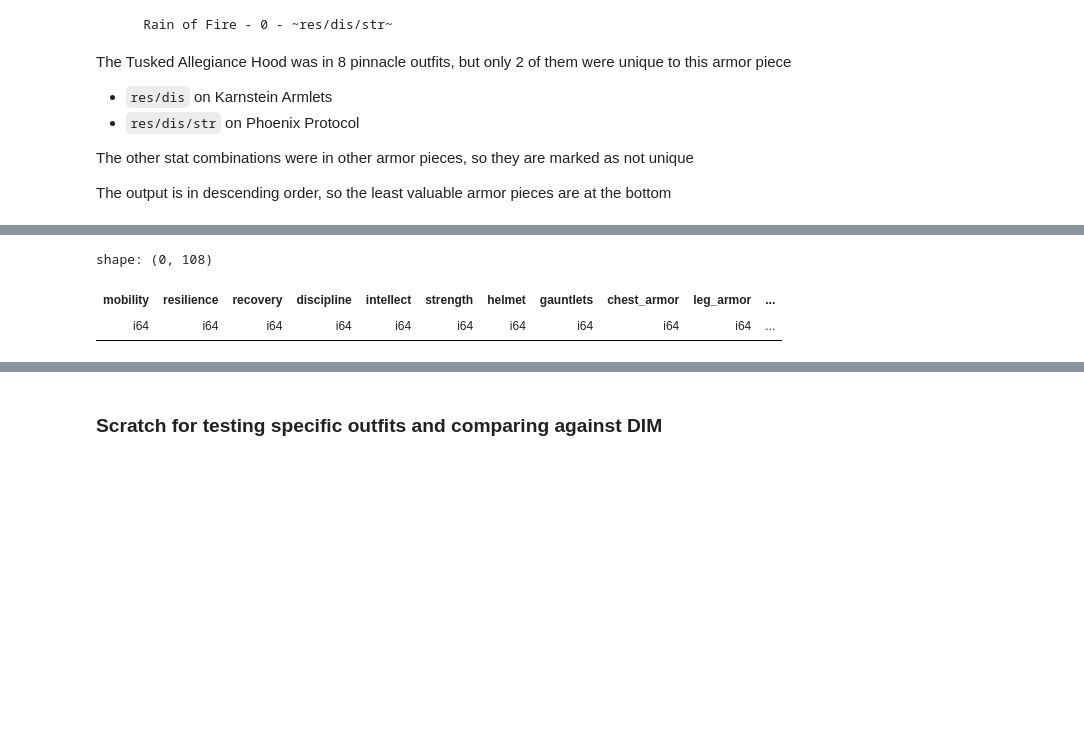
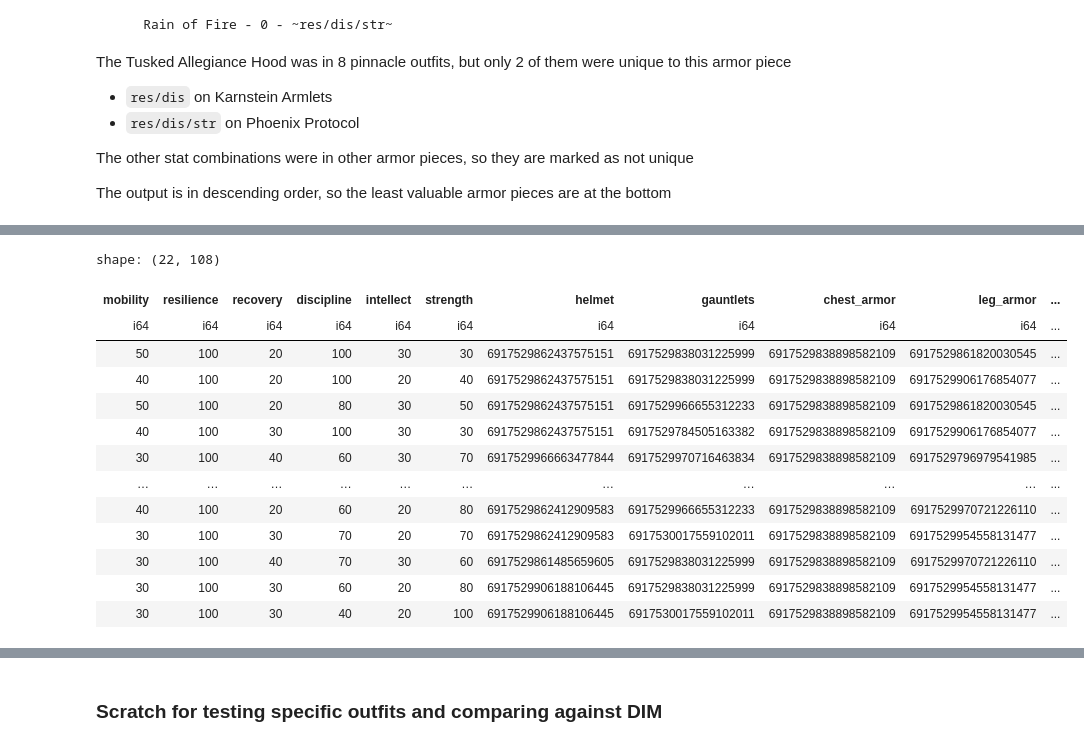
Before and after one commit to tednaleid/d2notebooks, a Jupyter notebook: d2armor.ipynb, the cells around one changed output, grey strips where cells are left out. Saved outputs shown, nothing was run; the diff lists cells and outputs as text; code cells hidden in the pictures; blank space fills up the shorter version.

```diff
--- a/d2armor.ipynb
+++ b/d2armor.ipynb
@@ -345,12 +247,12 @@ from collections import defaultdict
 exotic_combinations = defaultdict(set)
 
 # Define the attributes
-attributes = ['mob', 'res', 'rec', 'dis', 'int', 'str']
+attributes = ["mob", "res", "rec", "dis", "int", "str"]
 
 stat_column_combinations = list(itertools.combinations(range(6), 3))
 
 for outfit in pinnacle_outfits_df.iter_rows():
-    exotic_hash = outfit[11] # Get the exotic_hash for the outfit
+    exotic_hash = outfit[11]  # Get the exotic_hash for the outfit
 
     for perm in stat_column_combinations:
         # Calculate the sum of the attributes
@@ -369,13 +271,15 @@ if len(exotic_combinations.items()) == 0:
 else:
     for exotic_hash, combinations in exotic_combinations.items():
         if exotic_hash == ProfileOutfits.NO_EXOTIC_HASH:
-            print(f"No Exotic")
+            print("No Exotic")
         else:
             # iterate over the values in armor_dict to find the name of the exotic armor piece
             print(f"Exotic: {armor_hash_to_name[exotic_hash]} -- {exotic_hash}")
 
         # Sort the combinations alphabetically before printing
-        for combination in sorted(combinations, key=lambda x: [attributes[i] for i in x]):
+        for combination in sorted(
+            combinations, key=lambda x: [attributes[i] for i in x]
+        ):
             print([attributes[i] for i in combination])
 # %% [output]
 No Exotic
@@ -427,8 +331,11 @@ The output is in descending order, so the least valuable armor pieces are at the
 # %%
 from src import report
 import importlib
+
 importlib.reload(report)
-report.legendary_armor_to_pinnacle_outfits_report(d2_class, armor_dict, pinnacle_outfits_df)
+report.legendary_armor_to_pinnacle_outfits_report(
+    d2_class, armor_dict, pinnacle_outfits_df
+)
 # %% [output]
 id:6917529583788947730 -- Corrupting Echo Bond -- Class Item -- m:0 r:0 r:0 d:0 i:0 s:0 Σ:0 α:T-- total pinnacle outfits: 1722 -- unique pinnacle outfits: 1722
          No Exotic - 41 - dis  dis/int  dis/int/str  dis/str  int  int/str  mob  mob/dis  mob/dis/int  mob/dis/str  mob/int  mob/int/str  mob/rec  mob/rec/dis  mob/rec/int  mob/rec/str  mob/res  mob/r ...
@@ -451,7 +358,9 @@ Total pieces: 110
 # prints out exotic armor pieces and the stat combinations where this armor piece was in a pinnacle outfit
 # sorts by exotic name so you can compare the stat combinations for each exotic
 importlib.reload(report)
-report.exotic_armor_to_pinnacle_outfits_report(d2_class, armor_dict, pinnacle_outfits_df)
+report.exotic_armor_to_pinnacle_outfits_report(
+    d2_class, armor_dict, pinnacle_outfits_df
+)
 # %% [output]
 id:6917529945432039255 -- Aeon Soul -- Gauntlets -- m:7 r:26 r:3 d:12 i:14 s:7 Σ:69 α:F-- total pinnacle outfits: 26 -- unique pinnacle outfits: 18
          Aeon Soul - 18 - dis/int  int  int/str  mob/res  mob/res/dis  mob/res/int  mob/res/str  res  res/dis  res/dis/int  res/dis/str  res/int  res/int/str  res/rec  res/rec/int  res/rec/str  res/st ...
@@ -473,6 +382,7 @@ Total pieces: 60
 # %%
 import polars as pl
 from polars import col
+
 
 # if you want to find all the outfits for a specific armor piece
 def find_exotic_outfits_df(exotic_name, armor_dict, outfits_df):
@@ -482,9 +392,12 @@ def find_exotic_outfits_df(exotic_name, armor_dict, outfits_df):
             exotic_hash = armor.item_hash
             break
 
-    return outfits_df.filter(col('exotic_hash') == exotic_hash)
+    return outfits_df.filter(col("exotic_hash") == exotic_hash)
 
-exotic_outfits_df = find_exotic_outfits_df("Lion Rampant", armor_dict, pinnacle_outfits_df)
+
+exotic_outfits_df = find_exotic_outfits_df(
+    "Starfire Protocol", armor_dict, pinnacle_outfits_df
+)
 
 exotic_outfits_df
 # %% [output]
@@ -494,12 +418,25 @@ shape: (0, 108)
 # %%
 # find a particular exotic armor piece and stat combo you're interested in
-stats = ['resilience', 'discipline', 'strength']
-weighted_column_name = 'weighted_' + '_'.join(stats)
-weighted_max_column_name = weighted_column_name + '_max'
-filtered_exotic_outfits_df = exotic_outfits_df.filter(col(weighted_column_name) == col(weighted_max_column_name))
+stats = ["resilience", "discipline", "strength"]
+weighted_column_name = "weighted_" + "_".join(stats)
+weighted_max_column_name = weighted_column_name + "_max"
+filtered_exotic_outfits_df = exotic_outfits_df.filter(
+    col(weighted_column_name) == col(weighted_max_column_name)
+)
 filtered_exotic_outfits_df
 # %% [output]
-shape: (0, 108)
+shape: (22, 108)
 | mobility | resilience | recovery | discipline | intellect | strength | helmet | gauntlets | chest_armor | leg_armor | ... |
 | i64 | i64 | i64 | i64 | i64 | i64 | i64 | i64 | i64 | i64 | ... |
+| 50 | 100 | 20 | 100 | 30 | 30 | 6917529862437575151 | 6917529838031225999 | 6917529838898582109 | 6917529861820030545 | ... |
+| 40 | 100 | 20 | 100 | 20 | 40 | 6917529862437575151 | 6917529838031225999 | 6917529838898582109 | 6917529906176854077 | ... |
+| 50 | 100 | 20 | 80 | 30 | 50 | 6917529862437575151 | 6917529966655312233 | 6917529838898582109 | 6917529861820030545 | ... |
+| 40 | 100 | 30 | 100 | 30 | 30 | 6917529862437575151 | 6917529784505163382 | 6917529838898582109 | 6917529906176854077 | ... |
+| 30 | 100 | 40 | 60 | 30 | 70 | 6917529966663477844 | 6917529970716463834 | 6917529838898582109 | 6917529796979541985 | ... |
+| … | … | … | … | … | … | … | … | … | … | ... |
+| 40 | 100 | 20 | 60 | 20 | 80 | 6917529862412909583 | 6917529966655312233 | 6917529838898582109 | 6917529970721226110 | ... |
+| 30 | 100 | 30 | 70 | 20 | 70 | 6917529862412909583 | 6917530017559102011 | 6917529838898582109 | 6917529954558131477 | ... |
+| 30 | 100 | 40 | 70 | 30 | 60 | 6917529861485659605 | 6917529838031225999 | 6917529838898582109 | 6917529970721226110 | ... |
+| 30 | 100 | 30 | 60 | 20 | 80 | 6917529906188106445 | 6917529838031225999 | 6917529838898582109 | 6917529954558131477 | ... |
+| 30 | 100 | 30 | 40 | 20 | 100 | 6917529906188106445 | 6917530017559102011 | 6917529838898582109 | 6917529954558131477 | ... |
 # %%
```
Also changed, not shown: parts of 27 cells of this notebook, 2 other files.
